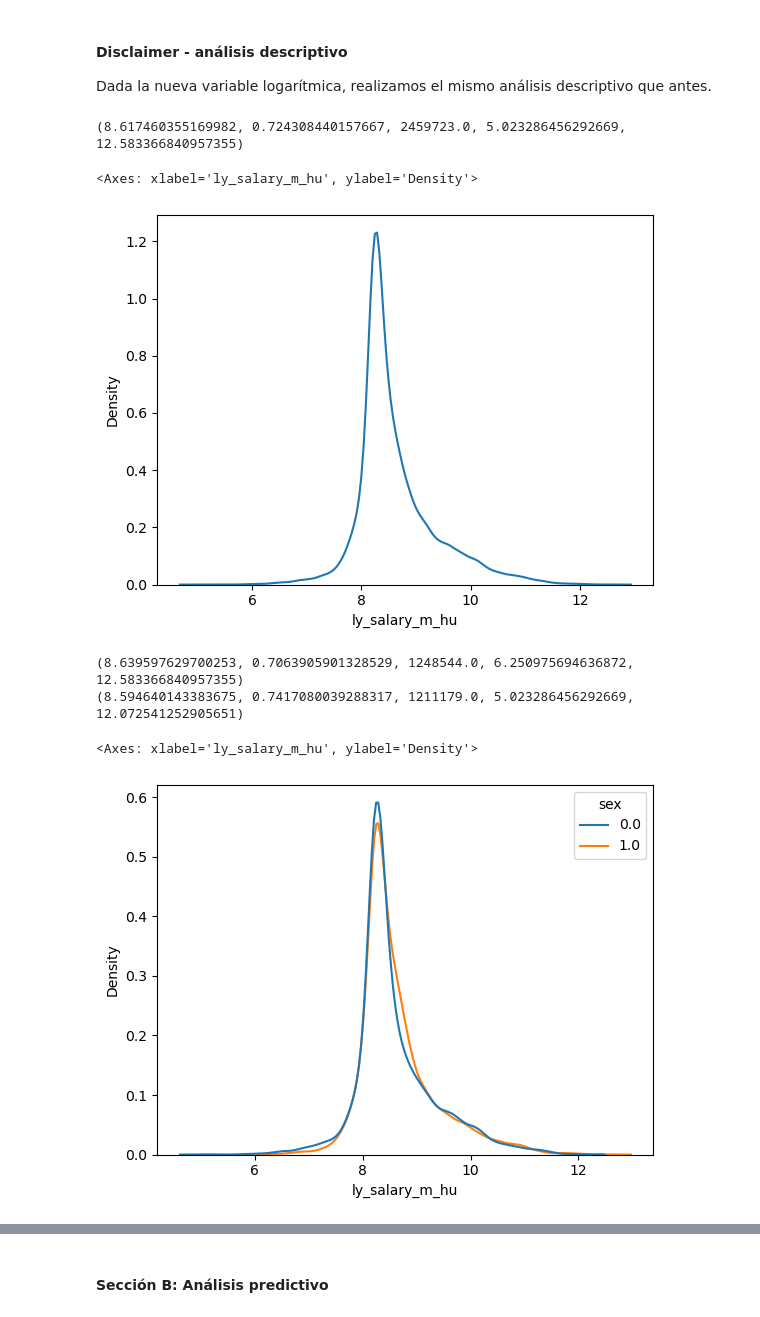
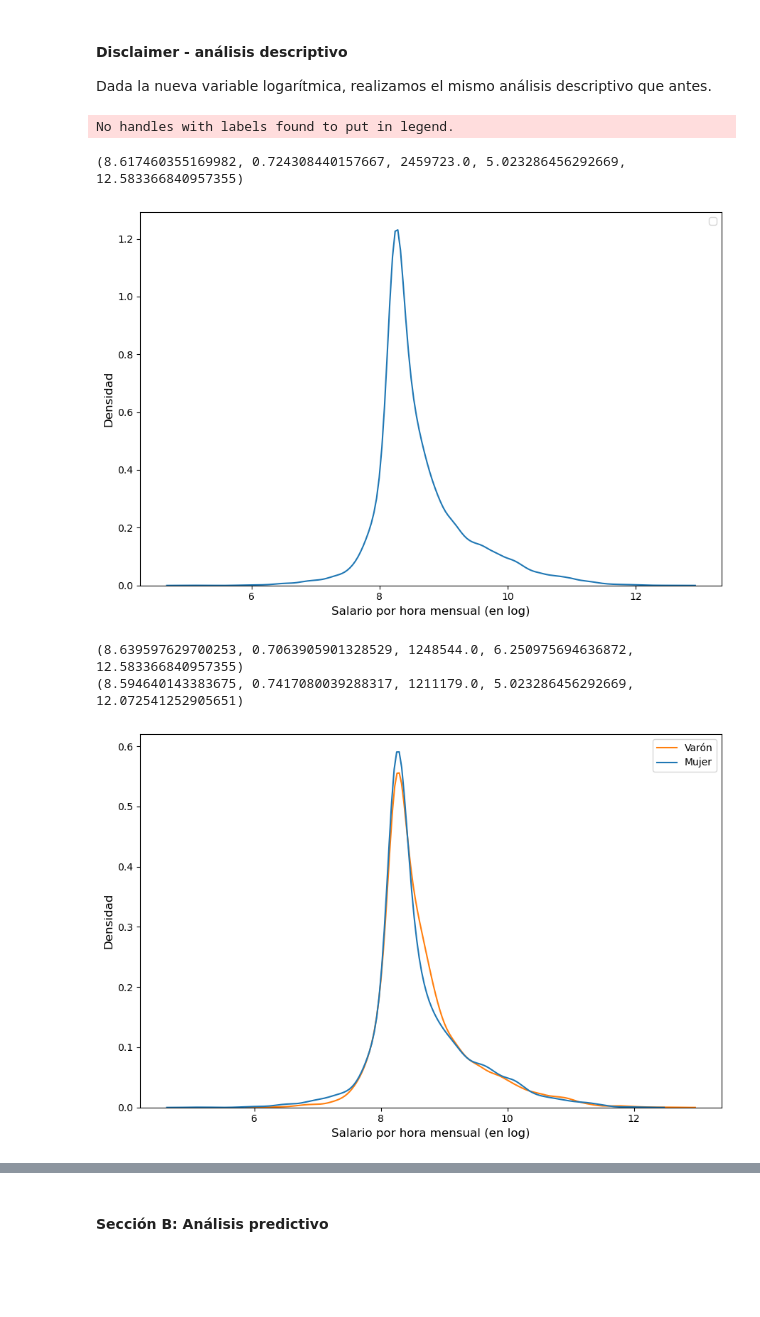
Before and after one commit to ebqz7/Machine_Learning_TP, a Jupyter notebook: TP1/scripts/3_analysis.ipynb, the cells around one changed output, grey strips where cells are left out. Saved outputs shown, nothing was run; the diff lists cells and outputs as text; code cells hidden in the pictures; blank space fills up the shorter version.

```diff
--- a/TP1/scripts/3_analysis.ipynb
+++ b/TP1/scripts/3_analysis.ipynb
@@ -174,13 +181,19 @@ Dada la nueva variable logarítmica, realizamos el mismo análisis descriptivo q
 # %%
 # Total de la muestra: resumen respecto del ingreso total mensual
 print(summarize(df_18, 'ly_salary_m_hu', 'fweight'))
 
 # Gráfico de densidad
+plt.figure(figsize=(9, 6))
 sns.kdeplot(data=df_18, x='ly_salary_m_hu')
+plt.xlabel('Salario por hora mensual (en log)', fontsize=12)
+plt.ylabel('Densidad', fontsize=12)
+plt.legend()
+plt.tight_layout()
+plt.show()
 # %% [output]
-(8.617460355169982, 0.724308440157667, 2459723.0, 5.023286456292669, 12.583366840957355)
+No handles with labels found to put in legend.
-<Axes: xlabel='ly_salary_m_hu', ylabel='Density'>
+(8.617460355169982, 0.724308440157667, 2459723.0, 5.023286456292669, 12.583366840957355)
-[figure, old version]
+[figure, new version]
 # %%
 # Distinción por género
 df_18_v = df_18[df_18['sex']==1.0]
@@ -190,12 +203,17 @@ print(summarize(df_18_v, 'ly_salary_m_hu', 'fweight'))
 print(summarize(df_18_m, 'ly_salary_m_hu', 'fweight'))
 
 # Gráfico de densidad
+plt.figure(figsize=(9, 6))
 sns.kdeplot(data=df_18, x='ly_salary_m_hu', hue="sex")
+plt.xlabel('Salario por hora mensual (en log)', fontsize=12)
+plt.ylabel('Densidad', fontsize=12)
+plt.legend(["Varón", "Mujer"])
+plt.tight_layout()
+plt.show()
 # %% [output]
 (8.639597629700253, 0.7063905901328529, 1248544.0, 6.250975694636872, 12.583366840957355)
 (8.594640143383675, 0.7417080039288317, 1211179.0, 5.023286456292669, 12.072541252905651)
-<Axes: xlabel='ly_salary_m_hu', ylabel='Density'>
-[figure, old version]
+[figure, new version]
 # %%
 # Distinción por formalidad
 df_18_f = df_18[df_18['formal']==1.0]
```
Also changed, not shown: parts of 28 cells of this notebook, 5 other files.
